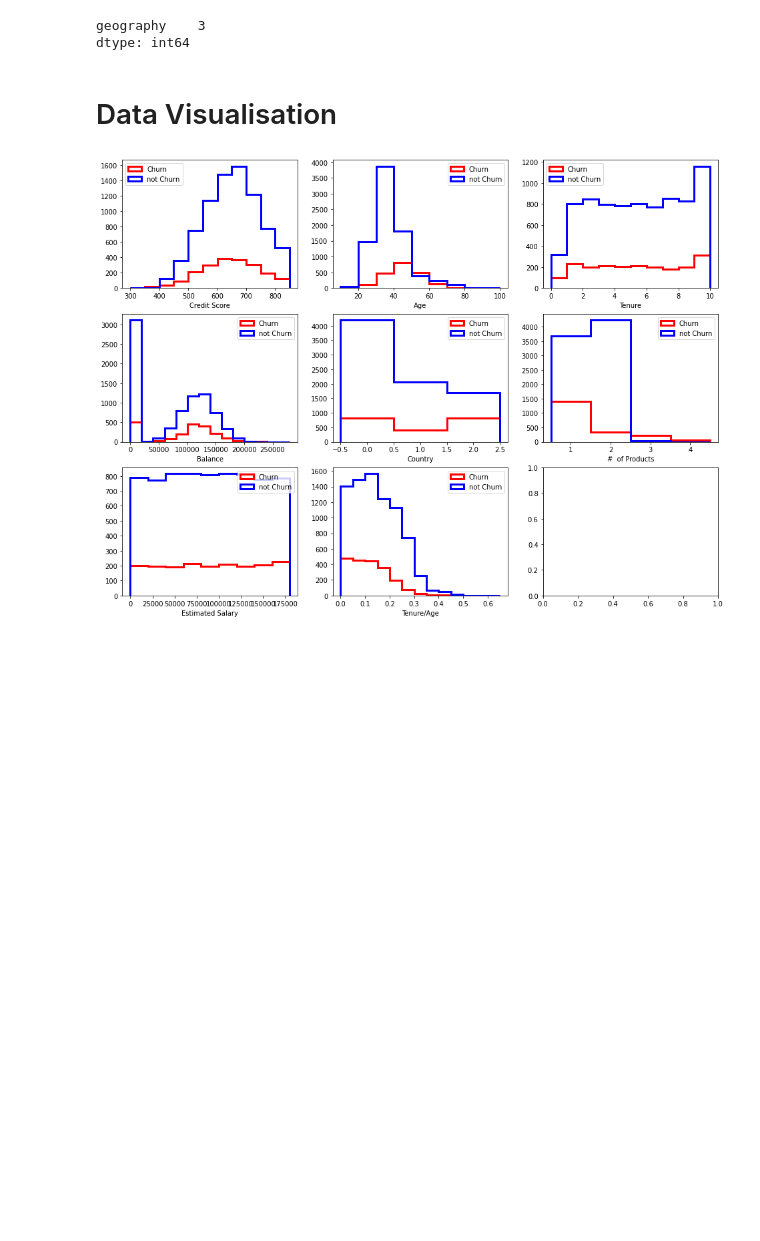
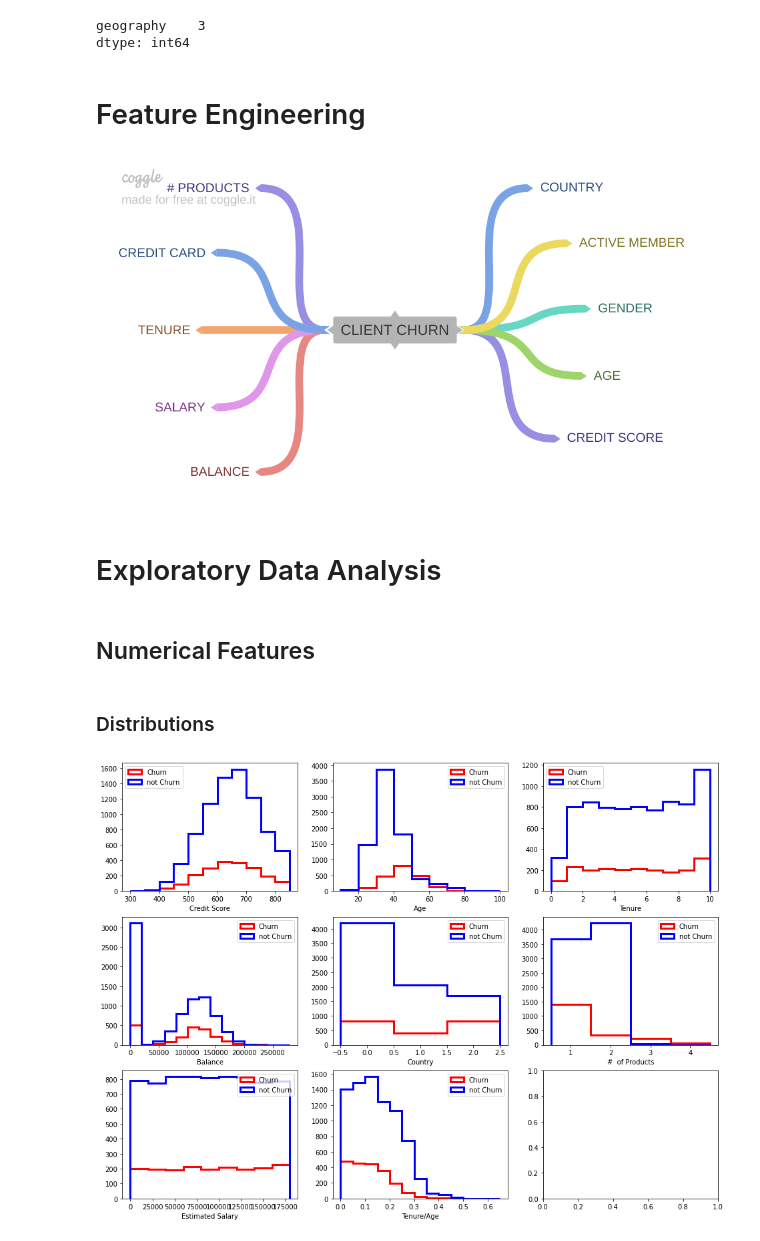
Before and after one commit to gcsantucci/churn_TopBank, a Jupyter notebook: churn_eda.ipynb, the cells around one changed output. Drawn from its saved outputs; the diff is of its cells as text; code cells hidden in the pictures; blank space fills up the shorter version.

Commit message:
more EDA and data preparation

```diff
--- a/churn_eda.ipynb
+++ b/churn_eda.ipynb
@@ -396,10 +448,20 @@ cat_attr.apply( lambda x: x.unique().shape[0])
 # %% [output]
 geography    3
 dtype: int64
+# %% [markdown]
+# Feature Engineering
+# %%
+Image('images/CLIENT_CHURN.png')
+# %% [output]
+[figure, added]
 # %% [markdown]
-# Data Visualisation
+# Exploratory Data Analysis
+# %% [markdown]
+## Numerical Features
 # %%
 mask = (df1.exited == 1)
+# %% [markdown]
+### Distributions
 # %%
 plot_vars(normed=False)
 # %% [output]
```
Also changed, not shown: parts of 35 cells of this notebook, 2 other files.
